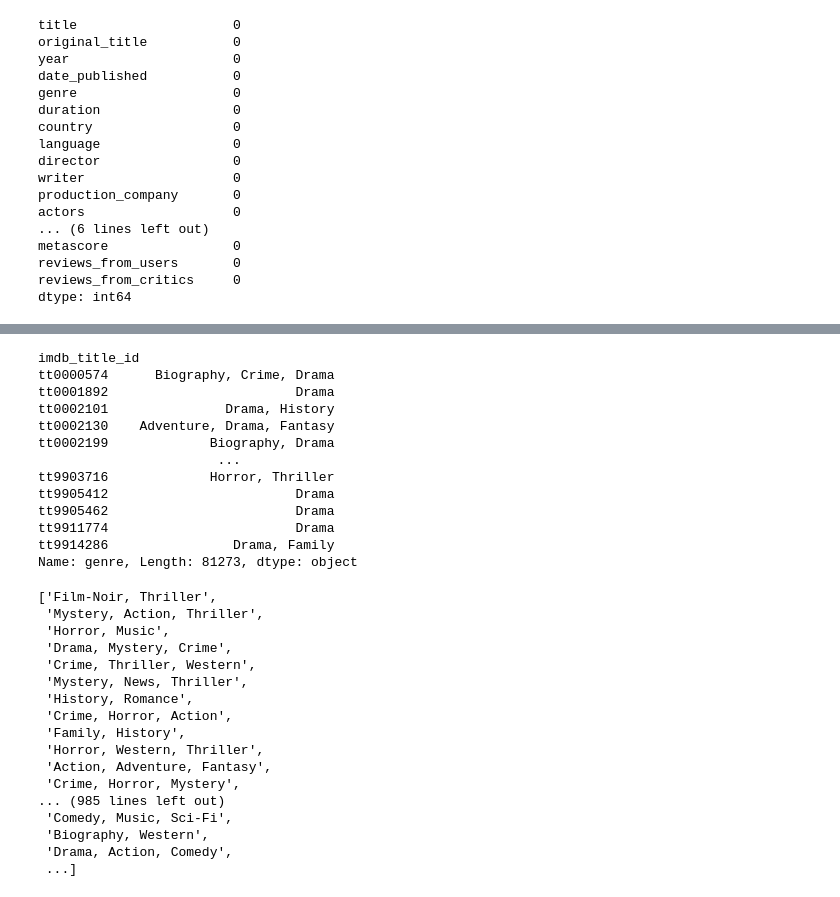
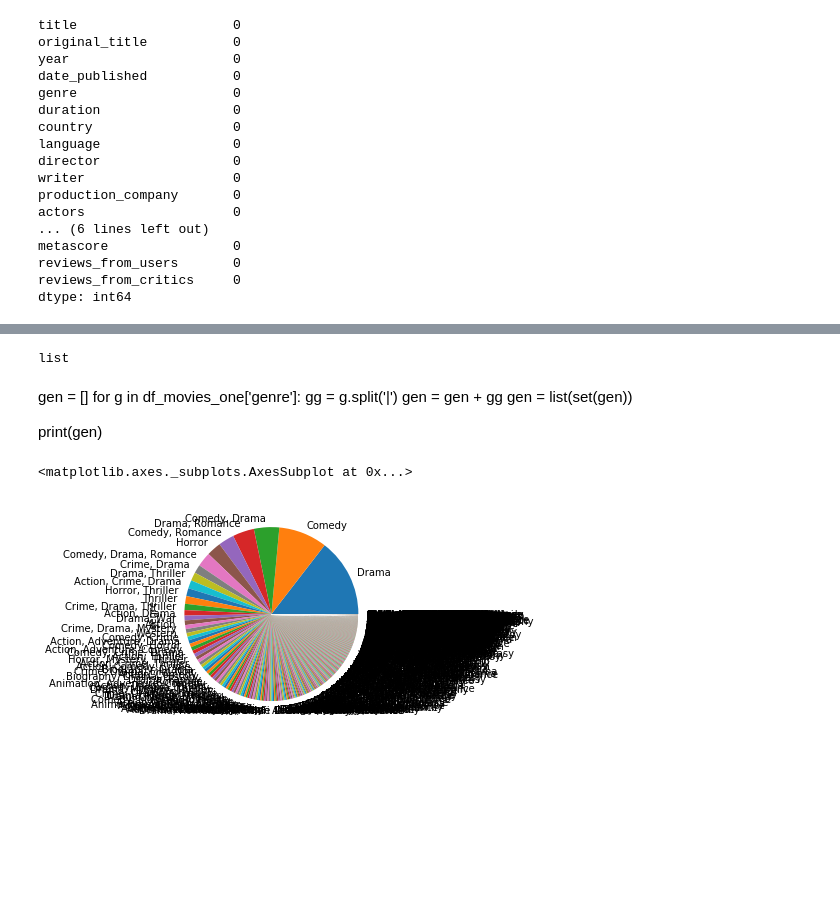
Before and after one commit to wanguikui/data_science, a Jupyter notebook: task_one.ipynb, the cells around one changed output, grey strips where cells are left out. Saved outputs shown, nothing was run; the diff lists cells and outputs as text; code cells hidden in the pictures; blank space fills up the shorter version.

```diff
--- a/task_one.ipynb
+++ b/task_one.ipynb
@@ -189,0 +229,4 @@ dtype: int64
+# %%
+type(gp)
+# %% [output]
+list
@@ -190,39 +235,13 @@ dtype: int64
+# %% [markdown]
+gen = []
+for g in df_movies_one['genre']:
+    gg = g.split('|')
+    gen = gen + gg
+    gen = list(set(gen))
+
+print(gen)
 # %%
-df_movies_one['genre']
+df_movies_one['genre'].value_counts().plot(kind='pie')
 # %% [output]
-imdb_title_id
-tt0000574      Biography, Crime, Drama
-tt0001892                        Drama
-tt0002101               Drama, History
-tt0002130    Adventure, Drama, Fantasy
-tt0002199             Biography, Drama
-                       ...
-tt9903716             Horror, Thriller
-tt9905412                        Drama
-tt9905462                        Drama
-tt9911774                        Drama
-tt9914286                Drama, Family
-Name: genre, Length: 81273, dtype: object
+<matplotlib.axes._subplots.AxesSubplot at 0x...>
+[figure, added]
-# %%
-gp = list(set(df_movies_one['genre']))
-gp
-
-new_gp = gp.
-# %% [output]
-['Film-Noir, Thriller',
- 'Mystery, Action, Thriller',
- 'Horror, Music',
- 'Drama, Mystery, Crime',
- 'Crime, Thriller, Western',
- 'Mystery, News, Thriller',
- 'History, Romance',
- 'Crime, Horror, Action',
- 'Family, History',
- 'Horror, Western, Thriller',
- 'Action, Adventure, Fantasy',
- 'Crime, Horror, Mystery',
-... (985 lines left out)
- 'Comedy, Music, Sci-Fi',
- 'Biography, Western',
- 'Drama, Action, Comedy',
- ...]
```
Also changed, not shown: parts of 10 cells of this notebook, 5 other files.
